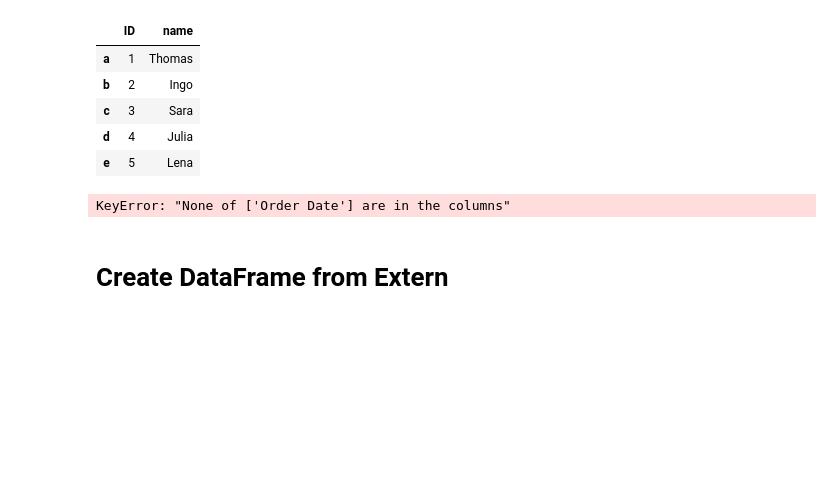
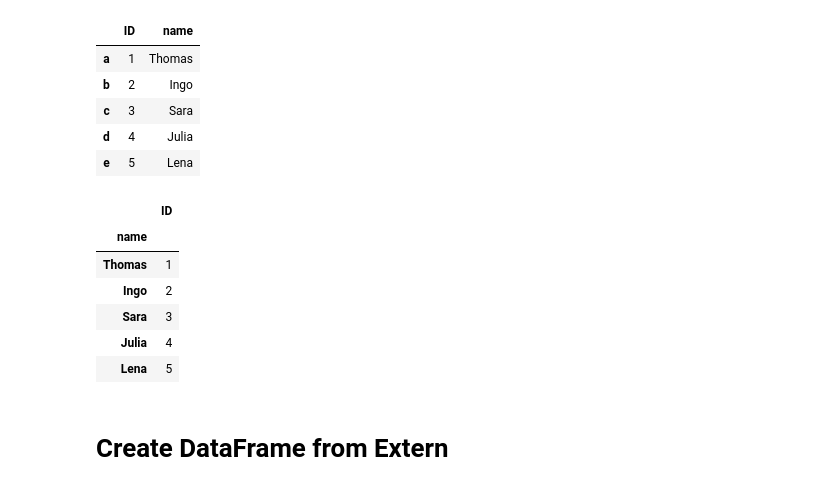
Before and after one commit to rbiotblbk/ML, a Jupyter notebook: 03_Pandas/01_Pandas_Intro.ipynb, the cells around one changed output. Saved outputs shown, nothing was run; the diff lists cells and outputs as text; code cells hidden in the pictures; blank space fills up the shorter version.

```diff
--- a/03_Pandas/01_Pandas_Intro.ipynb
+++ b/03_Pandas/01_Pandas_Intro.ipynb
@@ -195,10 +195,16 @@ df.head()
 | e | 5 | Lena |
 # %%
 # After creating the DataFrame --> Specify the index columns
-df2 = df.set_index("Order Date")
+df2 = df.set_index("name")
 df2.head()
 # %% [output]
-KeyError: "None of ['Order Date'] are in the columns"
+|  | ID |
+| name |  |
+| Thomas | 1 |
+| Ingo | 2 |
+| Sara | 3 |
+| Julia | 4 |
+| Lena | 5 |
 # %% [markdown]
 # Create DataFrame from Extern
 # %%
```
Also changed, not shown: parts of 21 cells of this notebook.
